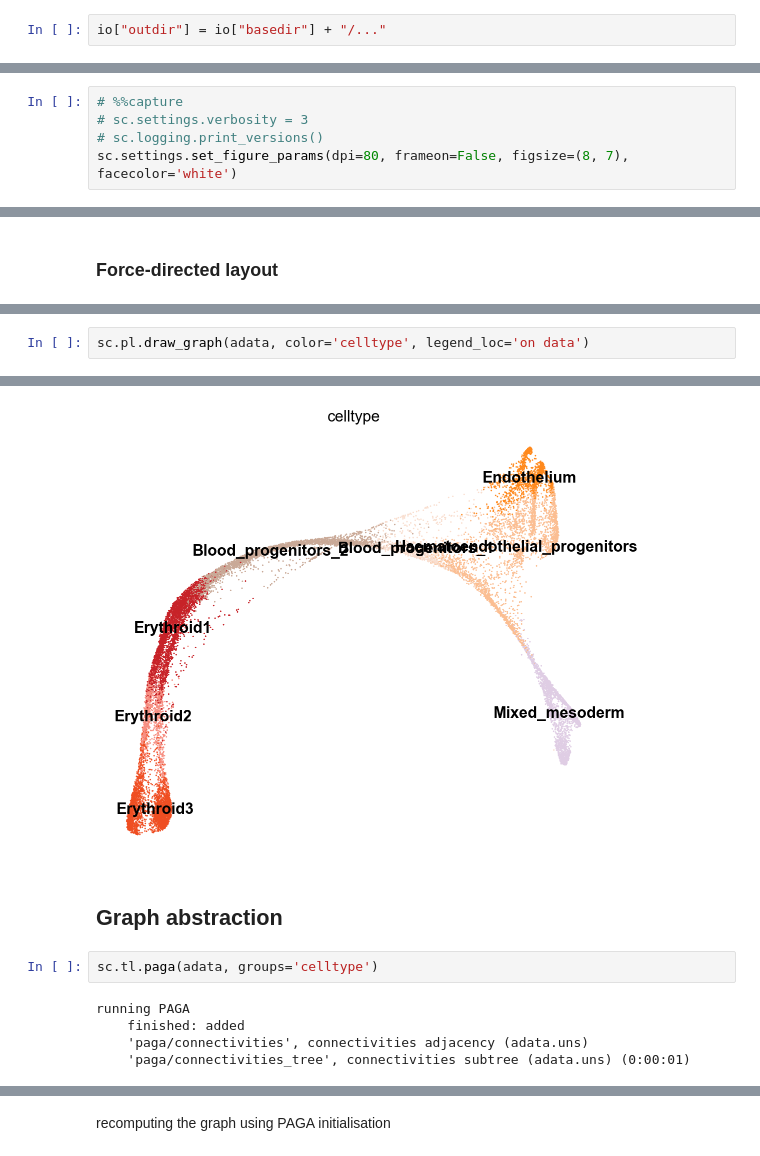
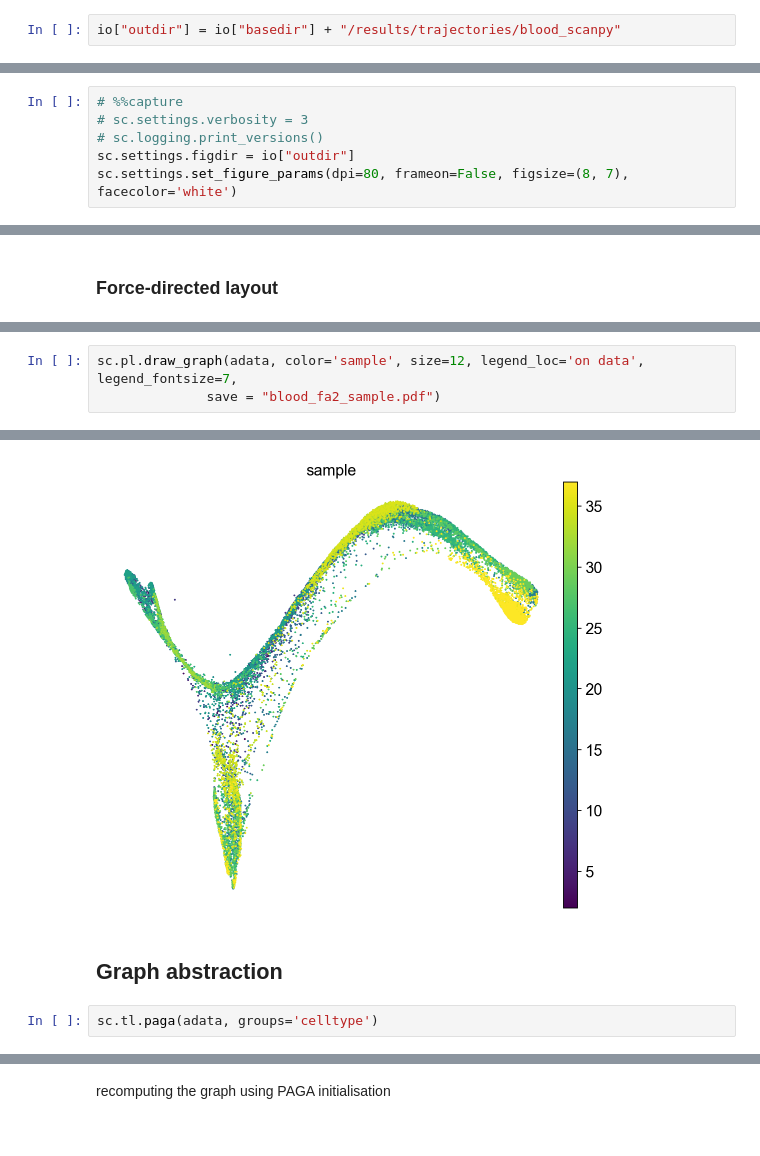
Before and after one commit to rargelaguet/gastrulation10x, a Jupyter notebook: scanpy/blood/blood_exploration.ipynb, the cells around one changed output, grey strips where cells are left out. Saved outputs shown, nothing was run; the diff lists cells and outputs as text.

```diff
--- a/scanpy/blood/blood_exploration.ipynb
+++ b/scanpy/blood/blood_exploration.ipynb
@@ -18,7 +20,7 @@ else:
 # %% [markdown]
 ## Define I/O
 # %%
-io["outdir"] = io["basedir"] + "/..."
+io["outdir"] = io["basedir"] + "/results/trajectories/blood_scanpy"
 # %% [markdown]
 ## Define options
 # %% [markdown]
@@ -27,6 +29,7 @@ scanpy options
 # %%capture
 # sc.settings.verbosity = 3
 # sc.logging.print_versions()
+sc.settings.figdir = io["outdir"]
 sc.settings.set_figure_params(dpi=80, frameon=False, figsize=(8, 7), facecolor='white')
 # %%
 opts["stages"] = [
@@ -205,3 +197,4 @@ drawing single-cell graph using layout 'fa'
 # %%
-sc.pl.draw_graph(adata, color='celltype', legend_loc='on data')
+sc.pl.draw_graph(adata, color='sample', size=12, legend_loc='on data', legend_fontsize=7,
+              save = "blood_fa2_sample.pdf")
 # %% [output]
@@ -208,13 +202,8 @@ sc.pl.draw_graph(adata, color='celltype', legend_loc='on data')
-[figure, old version]
+[figure, new version]
 # %% [markdown]
 ## Graph abstraction
 # %%
 sc.tl.paga(adata, groups='celltype')
-# %% [output]
-running PAGA
-    finished: added
-    'paga/connectivities', connectivities adjacency (adata.uns)
-    'paga/connectivities_tree', connectivities subtree (adata.uns) (0:00:01)
 # %%
 sc.pl.paga_compare(adata, basis='umap',legend_loc='on data',
                    fontsize=3, threshold=0.23, color='celltype', edge_width_scale=0.1)
```
Also changed, not shown: parts of 19 cells of this notebook, 51 other files.
